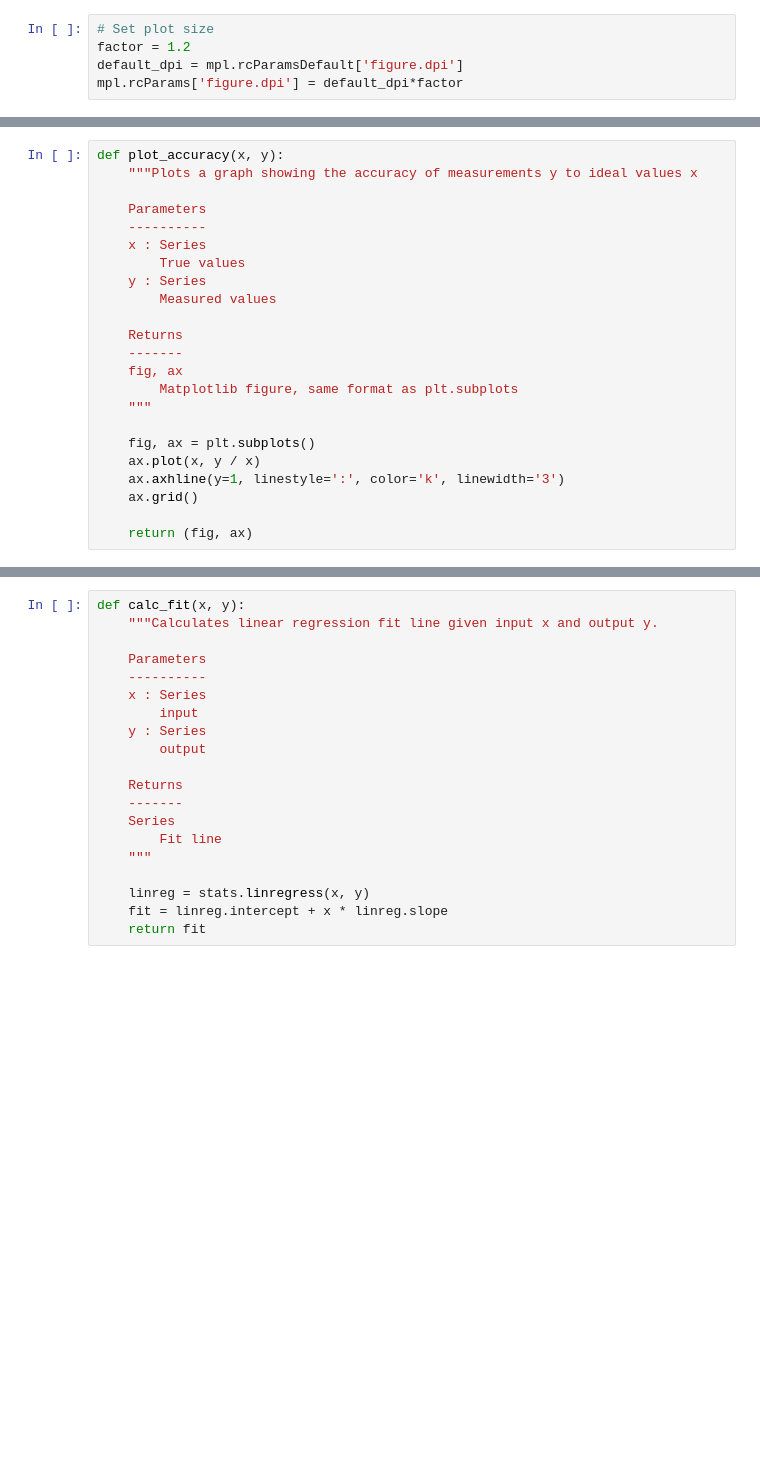
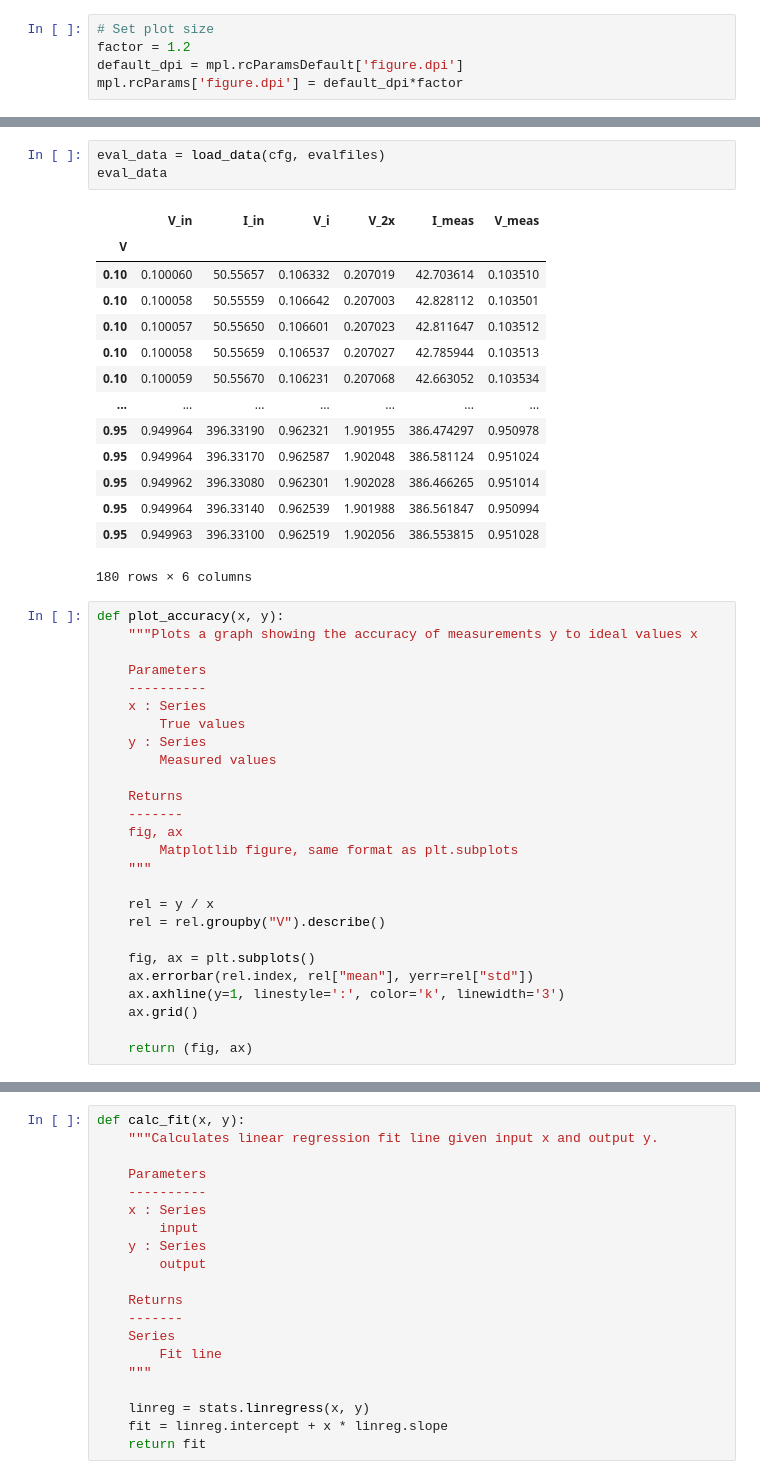
Before and after one commit to jlab-sensing/soil-power-sensor-calibration, a Jupyter notebook: calibration.ipynb, the cells around one changed output, grey strips where cells are left out. Cells and saved outputs as stored; diff of their text form; blank space fills up the shorter version.

```diff
--- a/calibration.ipynb
+++ b/calibration.ipynb
@@ -62,3 +87,21 @@ data
+# %%
+eval_data = load_data(cfg, evalfiles)
+eval_data
+# %% [output]
+|  | V_in | I_in | V_i | V_2x | I_meas | V_meas |
+| V |  |  |  |  |  |  |
+| 0.10 | 0.100060 | 50.55657 | 0.106332 | 0.207019 | 42.703614 | 0.103510 |
+| 0.10 | 0.100058 | 50.55559 | 0.106642 | 0.207003 | 42.828112 | 0.103501 |
+| 0.10 | 0.100057 | 50.55650 | 0.106601 | 0.207023 | 42.811647 | 0.103512 |
+| 0.10 | 0.100058 | 50.55659 | 0.106537 | 0.207027 | 42.785944 | 0.103513 |
+| 0.10 | 0.100059 | 50.55670 | 0.106231 | 0.207068 | 42.663052 | 0.103534 |
+| ... | ... | ... | ... | ... | ... | ... |
+| 0.95 | 0.949964 | 396.33190 | 0.962321 | 1.901955 | 386.474297 | 0.950978 |
+| 0.95 | 0.949964 | 396.33170 | 0.962587 | 1.902048 | 386.581124 | 0.951024 |
+| 0.95 | 0.949962 | 396.33080 | 0.962301 | 1.902028 | 386.466265 | 0.951014 |
+| 0.95 | 0.949964 | 396.33140 | 0.962539 | 1.901988 | 386.561847 | 0.950994 |
+| 0.95 | 0.949963 | 396.33100 | 0.962519 | 1.902056 | 386.553815 | 0.951028 |
+180 rows × 6 columns
 # %%
 def plot_accuracy(x, y):
     """Plots a graph showing the accuracy of measurements y to ideal values x
@@ -76,8 +119,11 @@ def plot_accuracy(x, y):
         Matplotlib figure, same format as plt.subplots
     """
 
+    rel = y / x
+    rel = rel.groupby("V").describe()
+
     fig, ax = plt.subplots()
-    ax.plot(x, y / x)
+    ax.errorbar(rel.index, rel["mean"], yerr=rel["std"])
     ax.axhline(y=1, linestyle=':', color='k', linewidth='3')
     ax.grid()
 
```
Also changed, not shown: parts of 14 cells of this notebook, 4 other files.
